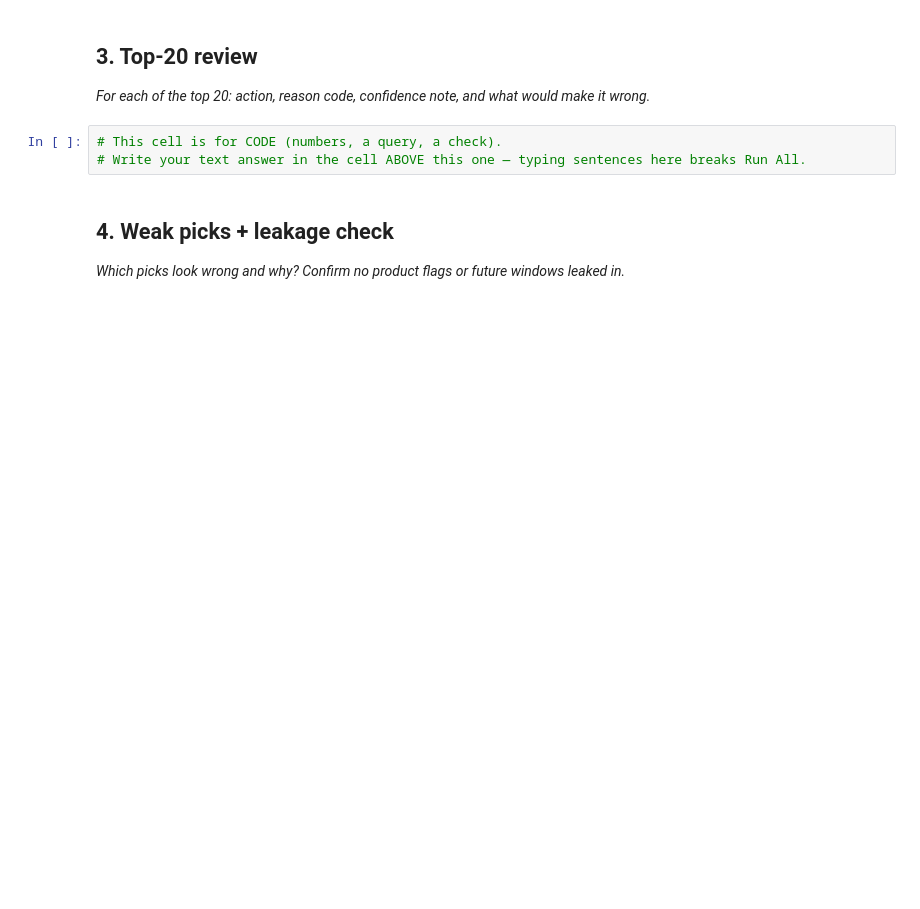
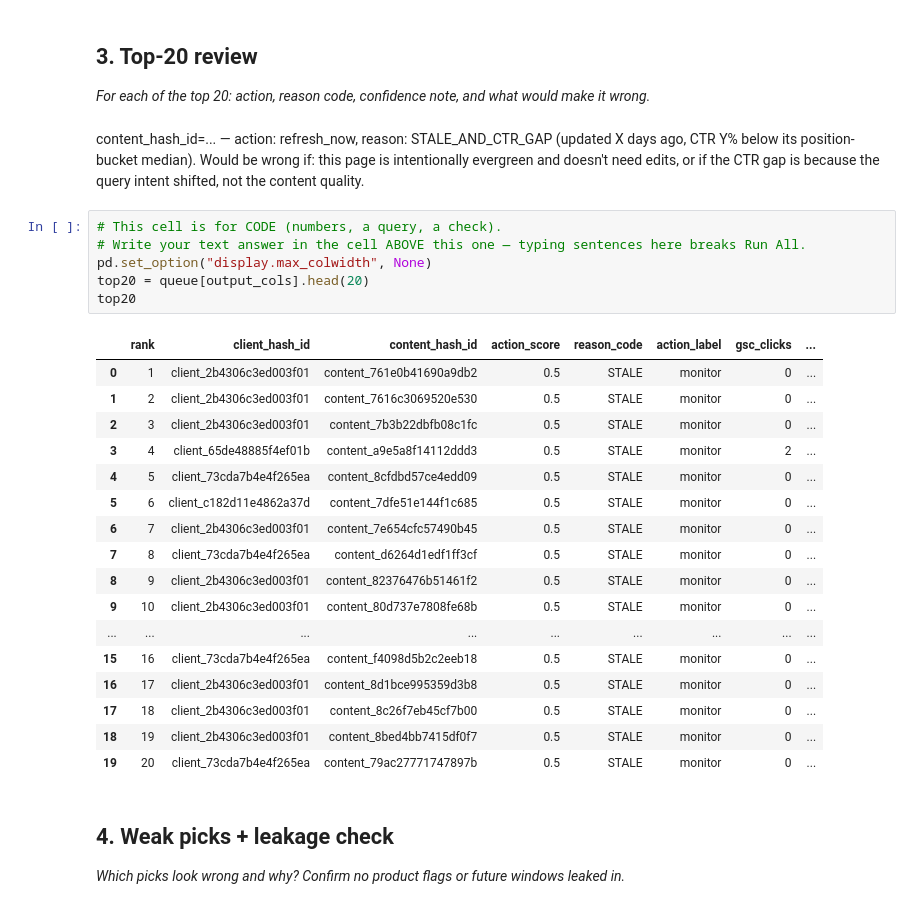
Before and after one commit to shakhaoathpappu-jpg/FlyRank-ML-Internship, a Jupyter notebook: work/notebooks/w04_baseline_score.ipynb, the cells around one changed output. Saved outputs shown, nothing was run; the diff lists cells and outputs as text; blank space fills up the shorter version.

```diff
--- a/work/notebooks/w04_baseline_score.ipynb
+++ b/work/notebooks/w04_baseline_score.ipynb
@@ -24,9 +222,32 @@ This skeleton is yours to fill. Work the sections **in order** — each one has
 ## 3. Top-20 review
 
 *For each of the top 20: action, reason code, confidence note, and what would make it wrong.*
+# %% [markdown]
+content_hash_id=... — action: refresh_now, reason: STALE_AND_CTR_GAP (updated X days ago, CTR Y% below its position-bucket median). Would be wrong if: this page is intentionally evergreen and doesn't need edits, or if the CTR gap is because the query intent shifted, not the content quality.
 # %%
 # This cell is for CODE (numbers, a query, a check).
 # Write your text answer in the cell ABOVE this one — typing sentences here breaks Run All.
+pd.set_option("display.max_colwidth", None)
+top20 = queue[output_cols].head(20)
+top20
+# %% [output]
+|  | rank | client_hash_id | content_hash_id | action_score | reason_code | action_label | gsc_clicks | ... |
+| 0 | 1 | client_2b4306c3ed003f01 | content_761e0b41690a9db2 | 0.5 | STALE | monitor | 0 | ... |
+| 1 | 2 | client_2b4306c3ed003f01 | content_7616c3069520e530 | 0.5 | STALE | monitor | 0 | ... |
+| 2 | 3 | client_2b4306c3ed003f01 | content_7b3b22dbfb08c1fc | 0.5 | STALE | monitor | 0 | ... |
+| 3 | 4 | client_65de48885f4ef01b | content_a9e5a8f14112ddd3 | 0.5 | STALE | monitor | 2 | ... |
+| 4 | 5 | client_73cda7b4e4f265ea | content_8cfdbd57ce4edd09 | 0.5 | STALE | monitor | 0 | ... |
+| 5 | 6 | client_c182d11e4862a37d | content_7dfe51e144f1c685 | 0.5 | STALE | monitor | 0 | ... |
+| 6 | 7 | client_2b4306c3ed003f01 | content_7e654cfc57490b45 | 0.5 | STALE | monitor | 0 | ... |
+| 7 | 8 | client_73cda7b4e4f265ea | content_d6264d1edf1ff3cf | 0.5 | STALE | monitor | 0 | ... |
+| 8 | 9 | client_2b4306c3ed003f01 | content_82376476b51461f2 | 0.5 | STALE | monitor | 0 | ... |
+| 9 | 10 | client_2b4306c3ed003f01 | content_80d737e7808fe68b | 0.5 | STALE | monitor | 0 | ... |
+| ... | ... | ... | ... | ... | ... | ... | ... | ... |
+| 15 | 16 | client_73cda7b4e4f265ea | content_f4098d5b2c2eeb18 | 0.5 | STALE | monitor | 0 | ... |
+| 16 | 17 | client_2b4306c3ed003f01 | content_8d1bce995359d3b8 | 0.5 | STALE | monitor | 0 | ... |
+| 17 | 18 | client_2b4306c3ed003f01 | content_8c26f7eb45cf7b00 | 0.5 | STALE | monitor | 0 | ... |
+| 18 | 19 | client_2b4306c3ed003f01 | content_8bed4bb7415df0f7 | 0.5 | STALE | monitor | 0 | ... |
+| 19 | 20 | client_73cda7b4e4f265ea | content_79ac27771747897b | 0.5 | STALE | monitor | 0 | ... |
 # %% [markdown]
 ## 4. Weak picks + leakage check
 
```
Also changed, not shown: parts of 6 cells of this notebook.
